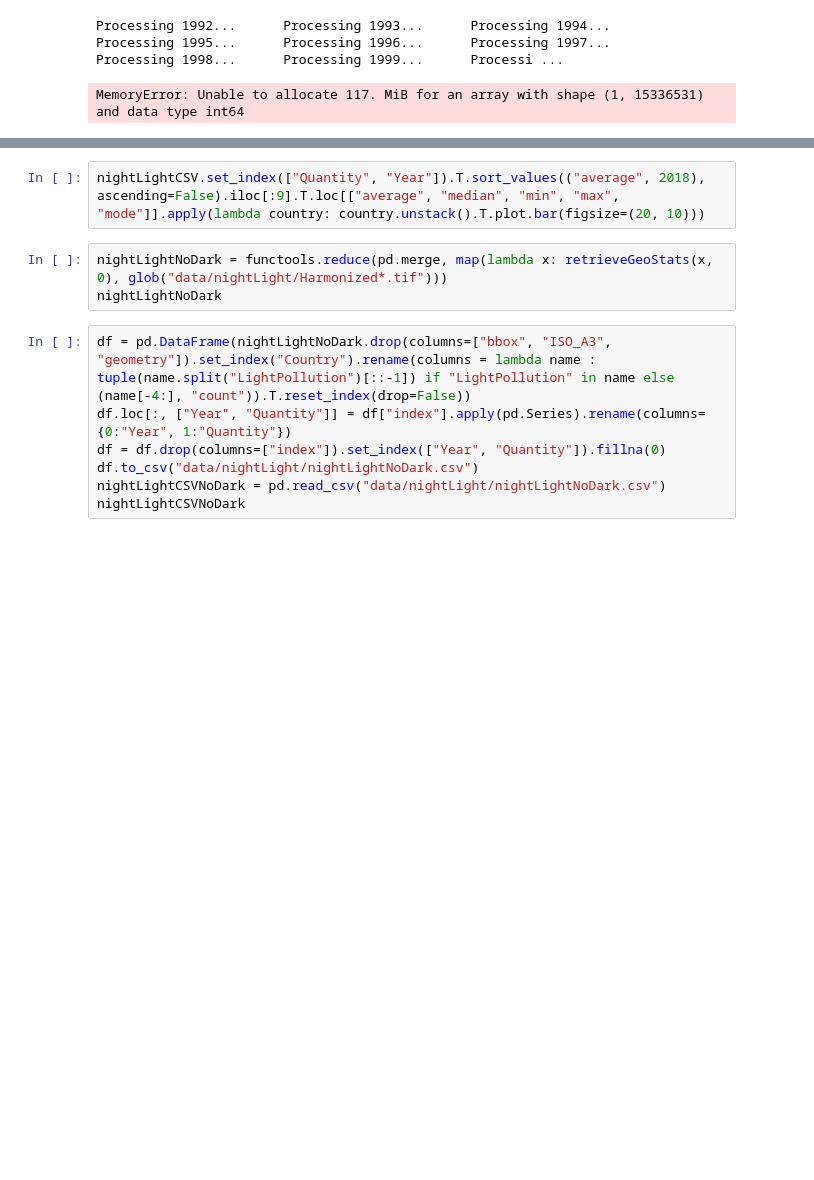
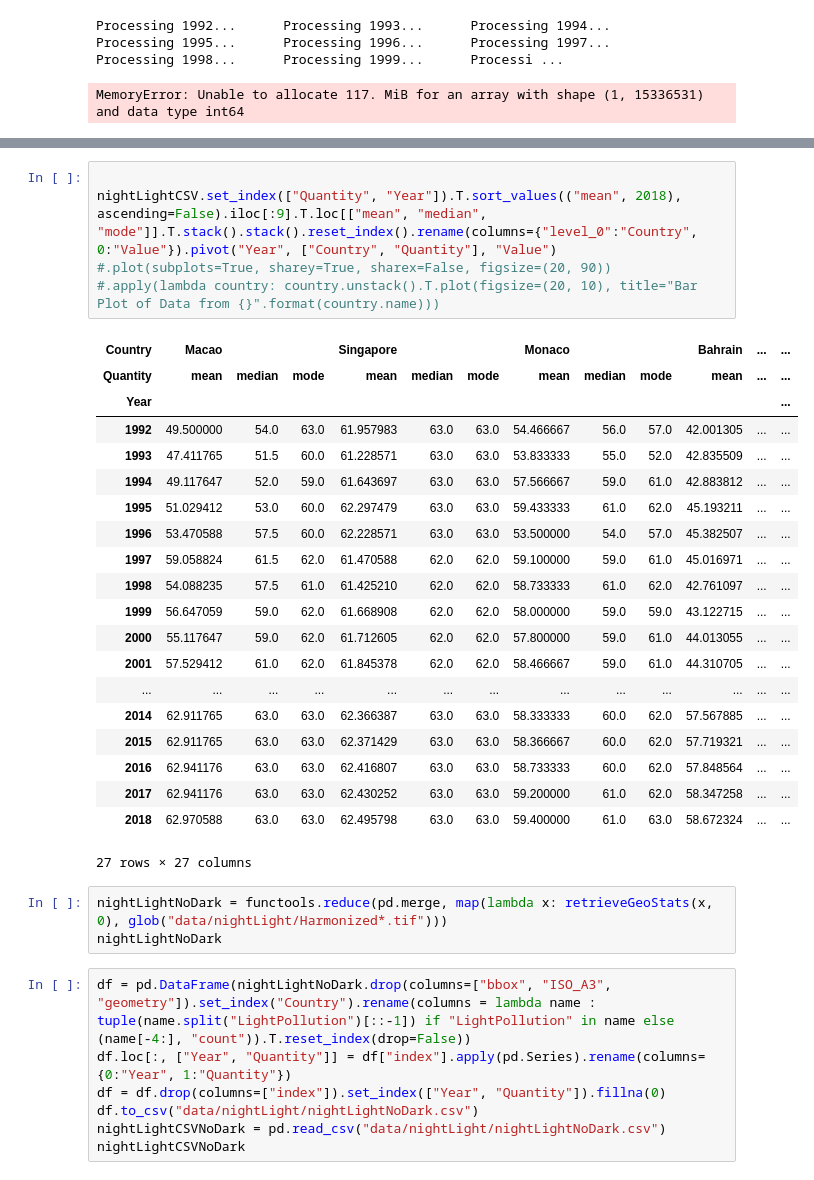
Before and after one commit to ThePyProgrammer/lightPollution, a Jupyter notebook: RasterAnalysis.ipynb, the cells around one changed output, grey strips where cells are left out. Drawn from its saved outputs; the diff is of its cells as text; blank space fills up the shorter version.

```diff
--- a/RasterAnalysis.ipynb
+++ b/RasterAnalysis.ipynb
@@ -143,5 +252,27 @@ nightLightCSV.set_index(["Quantity", "Year"]).loc["average"].T.sort_values(2018,
 # %%
-nightLightCSV.set_index(["Quantity", "Year"]).T.sort_values(("average", 2018), ascending=False).iloc[:9].T.loc[["average", "median", "min", "max", "mode"]].apply(lambda country: country.unstack().T.plot.bar(figsize=(20, 10)))
+
+nightLightCSV.set_index(["Quantity", "Year"]).T.sort_values(("mean", 2018), ascending=False).iloc[:9].T.loc[["mean", "median", "mode"]].T.stack().stack().reset_index().rename(columns={"level_0":"Country", 0:"Value"}).pivot("Year", ["Country", "Quantity"], "Value") #.plot(subplots=True, sharey=True, sharex=False, figsize=(20, 90))  #.apply(lambda country: country.unstack().T.plot(figsize=(20, 10), title="Bar Plot of Data from {}".format(country.name)))
+# %% [output]
+| Country | Macao |  |  | Singapore |  |  | Monaco |  |  | Bahrain | ... | ... |
+| Quantity | mean | median | mode | mean | median | mode | mean | median | mode | mean | ... | ... |
+| Year |  |  |  |  |  |  |  |  |  |  |  | ... |
+| 1992 | 49.500000 | 54.0 | 63.0 | 61.957983 | 63.0 | 63.0 | 54.466667 | 56.0 | 57.0 | 42.001305 | ... | ... |
+| 1993 | 47.411765 | 51.5 | 60.0 | 61.228571 | 63.0 | 63.0 | 53.833333 | 55.0 | 52.0 | 42.835509 | ... | ... |
+| 1994 | 49.117647 | 52.0 | 59.0 | 61.643697 | 63.0 | 63.0 | 57.566667 | 59.0 | 61.0 | 42.883812 | ... | ... |
+| 1995 | 51.029412 | 53.0 | 60.0 | 62.297479 | 63.0 | 63.0 | 59.433333 | 61.0 | 62.0 | 45.193211 | ... | ... |
+| 1996 | 53.470588 | 57.5 | 60.0 | 62.228571 | 63.0 | 63.0 | 53.500000 | 54.0 | 57.0 | 45.382507 | ... | ... |
+| 1997 | 59.058824 | 61.5 | 62.0 | 61.470588 | 62.0 | 62.0 | 59.100000 | 59.0 | 61.0 | 45.016971 | ... | ... |
+| 1998 | 54.088235 | 57.5 | 61.0 | 61.425210 | 62.0 | 62.0 | 58.733333 | 61.0 | 62.0 | 42.761097 | ... | ... |
+| 1999 | 56.647059 | 59.0 | 62.0 | 61.668908 | 62.0 | 62.0 | 58.000000 | 59.0 | 59.0 | 43.122715 | ... | ... |
+| 2000 | 55.117647 | 59.0 | 62.0 | 61.712605 | 62.0 | 62.0 | 57.800000 | 59.0 | 61.0 | 44.013055 | ... | ... |
+| 2001 | 57.529412 | 61.0 | 62.0 | 61.845378 | 62.0 | 62.0 | 58.466667 | 59.0 | 61.0 | 44.310705 | ... | ... |
+| ... | ... | ... | ... | ... | ... | ... | ... | ... | ... | ... | ... | ... |
+| 2014 | 62.911765 | 63.0 | 63.0 | 62.366387 | 63.0 | 63.0 | 58.333333 | 60.0 | 62.0 | 57.567885 | ... | ... |
+| 2015 | 62.911765 | 63.0 | 63.0 | 62.371429 | 63.0 | 63.0 | 58.366667 | 60.0 | 62.0 | 57.719321 | ... | ... |
+| 2016 | 62.941176 | 63.0 | 63.0 | 62.416807 | 63.0 | 63.0 | 58.733333 | 60.0 | 62.0 | 57.848564 | ... | ... |
+| 2017 | 62.941176 | 63.0 | 63.0 | 62.430252 | 63.0 | 63.0 | 59.200000 | 61.0 | 62.0 | 58.347258 | ... | ... |
+| 2018 | 62.970588 | 63.0 | 63.0 | 62.495798 | 63.0 | 63.0 | 59.400000 | 61.0 | 63.0 | 58.672324 | ... | ... |
+27 rows × 27 columns
 # %%
 nightLightNoDark = functools.reduce(pd.merge, map(lambda x: retrieveGeoStats(x, 0), glob("data/nightLight/Harmonized*.tif")))
 nightLightNoDark
```
Also changed, not shown: parts of 15 cells of this notebook, 13 other files.
